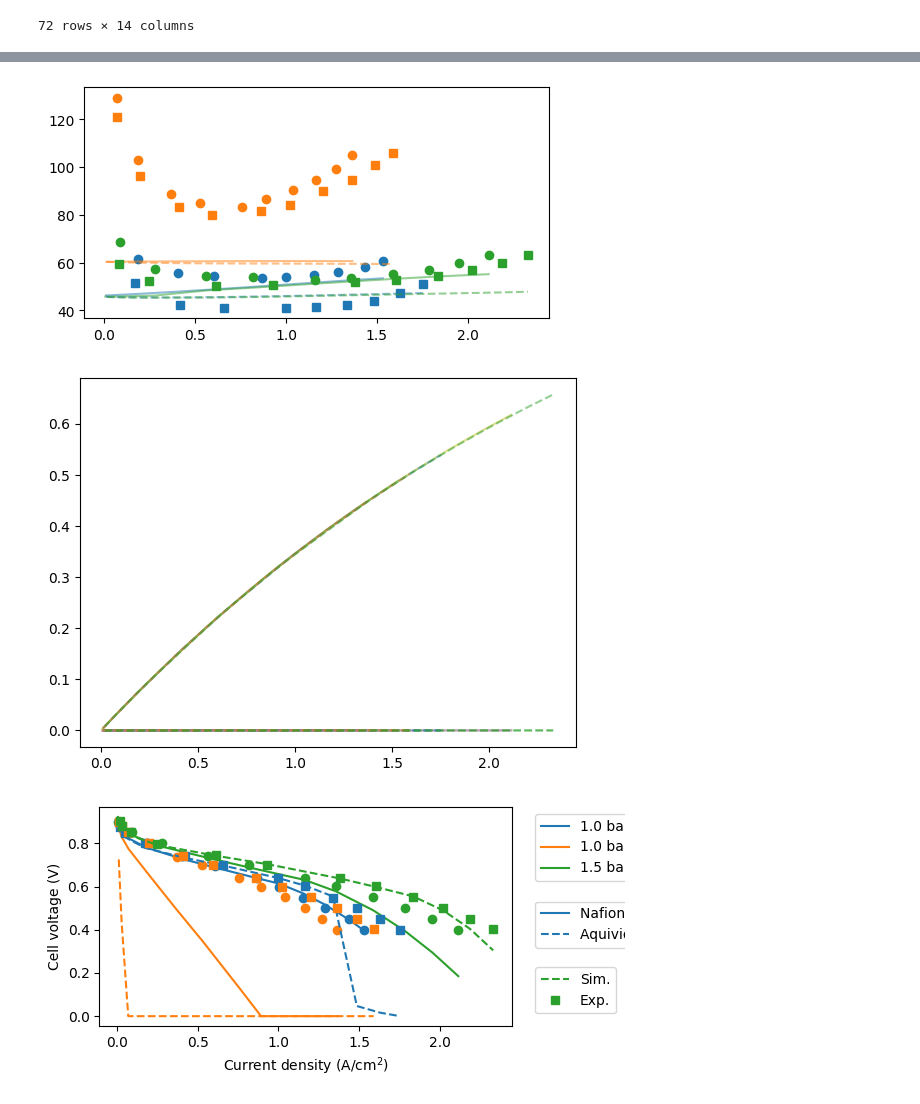
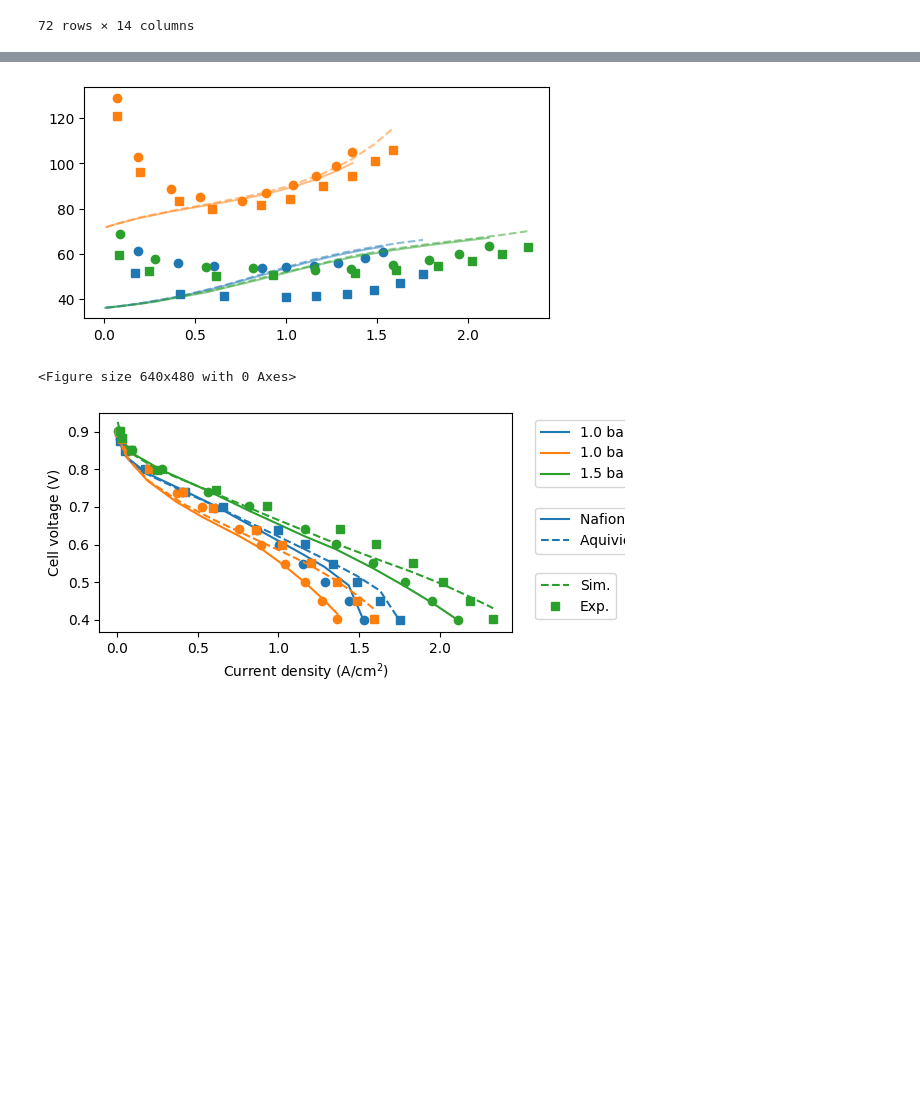
Before and after one commit to affonsop/marapendi, a Jupyter notebook: scripts/estimate_data_garsany2018.ipynb, the cells around one changed output, grey strips where cells are left out. Saved outputs shown, nothing was run; the diff lists cells and outputs as text; code cells hidden in the pictures; blank space fills up the shorter version.

Commit message:
Parameter estimation for MODVAL, preliminary version

```diff
--- a/scripts/estimate_data_garsany2018.ipynb
+++ b/scripts/estimate_data_garsany2018.ipynb
@@ -58,8 +58,7 @@ def compute_ui_curve(cell, case):
 
         cell.calculate_water_transport()
         cell.calculate_reactant_concentration_at_cl()
-        s = fuel_cell.ca.gdl.water_saturation
-        fuel_cell.membrane.water_content = fuel_cell.membrane.water_content * (1-s) + s * 24
+
        # fuel_cell.solve_transport()
         return cell.cell_voltage()
 # %%
@@ -177,6 +176,7 @@ def create_fuel_cell(params, cell):
         catalyst_platinum_weight_percent=0.5,
         absolute_permeability=params['Nafion-cl-K-abs'],
         contact_angle=95.,
+        thermal_conductivity=0.25,
         omega_PtO=0)
 
     GDL3Mca = cb.PorousLayer(
@@ -184,7 +184,7 @@ def create_fuel_cell(params, cell):
         effective_gas_diffusion_ratio=params['3M-Deff-ratio'],
         absolute_permeability=params['Kabs'],
         thermal_conductivity=params['kth-gdl'],
-        porosity=0.6,
+        porosity=0.3,
         contact_angle=120.)
 
     GDL3Man = cb.PorousLayer(
@@ -198,7 +198,8 @@ def create_fuel_cell(params, cell):
     NafionHP = cb.Membrane(
         dry_thickness=20.3e-6,
         conductivity_correction=params['NafionHP-conductivity-correction'],
-        water_balance_model=cb.SimpleMembraneWaterBalanceModelMembraneWaterBalanceModel()
+        conductivity_exp=params['NafionHP-conductivity-exp'],
+        water_balance_model=cb.MembraneWaterBalanceModel(reference_absorption_coefficient=params['Nafion-memb-abs-constant'] if cell=='LSC Nafion' else params['Aquivion-memb-abs-constant'])
     )
     fc = cb.FuelCell(
         electrical_resistance=params['elec-resistance'],
@@ -357,25 +404,28 @@ model.set_unknown_params(
         ('NafionLQ1115-pore-diameter', (1e-9, 200e-9), False, r'$dp_{Nafion}$'),
         ('AquivionD83-06-cl-o2-diff-exp', (0.5, 2), True, r'$\sigma_{Aquivion}$'),
         ('NafionLQ1115-cl-o2-diff-exp', (.5,2), True, r'$\sigma_{Nafion}$'),
-        ('NafionHP-conductivity-correction', (0.5,10), True, '$k_{cond}$'),
-        #('NafionHP-memb-abs-constant', (1e-6,1e-4), False, '$k_{abs}$'),
+        ('NafionHP-conductivity-correction', (0.5,2), True, '$k_{cond}$'),
+        ('NafionHP-conductivity-exp', (1,2), True, '$m_{k}$'),
+        ('Nafion-memb-abs-constant', (1e-6,1e-4), False, '$k_{abs}$'),
+        ('Aquivion-memb-abs-constant', (1e-6,1e-4), False, '$k_{abs,Aq}$'),
         ('NafionLQ1115-o2-diff', (1e-12,10e-10), False, '$D_{O2,Nafion}$'),
         ('AquivionD83-06-o2-diff', (1e-12,10e-10), False, '$D_{O2,Aquivion}$'),
-        ('3M-Deff-ratio', (0.15,0.6), True, '$D_{eff}/D$'),
-        #('i0-c',(1e-5,1e-3), False, '$i0_c$'),
+        ('3M-Deff-ratio', (0.15,0.5), True, '$D_{eff}/D$'),
+        #
+        ('i0-c',(1e-5,1e-3), False, '$i0_c$'),
         #('memb-thickness', (20e-6, 25e-6), True, '$t_m$'),
-        ('elec-resistance', (10e-7,100e-7), True, '$R_{elec}$'),
+        ('elec-resistance', (20e-7,60e-7), True, '$R_{elec}$'),
 
         ('A_ch', (1e-4, 2), False, '$A_{ch}$'),
-        ('B_ch', (1e-4, 2), False, '$B_{ch}$'),
+        ('B_ch', (0.1, 2), False, '$B_{ch}$'),
         #('ionomer-vol-fraction', (0.15,0.4), True, r'$\varepsilon_{ion}$'),
-        ('Kabs', (1e-18,1e-11), False, '$K_{l}$'),
+        ('Kabs', (1e-14,1e-11), False, '$K_{l}$'),
         # ('Aquivion-cl-K-abs', (1e-18,1e-11), False, '$K_{l}$'),
         # ('Nafion-cl-K-abs', (1e-18,1e-11), False, '$K_{l}$'),
         #('wet-saturation', (0.1,0.5), True, '$s_{wet}$'),
-        ('wet-transition', (0.1, 0.4), True, '$alpha_{wet}$'),
+        ('wet-transition', (0., 0.4), True, '$alpha_{wet}$'),
         #('critical-damkholer', (0.8,2), True, '$Da_{w,cr}$'),
-        ('kth-gdl', (0.01,5), True, '$k_{GDL}$'),
+        ('kth-gdl', (0.05,5), True, '$k_{GDL}$'),
         #('R-ch-correction', (0.,1.), True, '$R_{ch}$'),
 
         #('ionomer-vol-fraction', (0.1,.5), True, '$\epsilon_{ion}$'),
@@ -405,4 +455,4 @@ Number of valid samples: 7
 # %%
-sol, p_est = model.estimate(exp_res_list, t=0, print_iterations=True, popsize=10, ftol=1e-5)
+sol, p_est = model.estimate(exp_res_list, t=0, print_iterations=True, popsize=20, ftol=1e-5)
 model.p.update({param: v for param, v in zip(model.p_i_name, p_est)})
 # %% [output]
@@ -469,38 +501,38 @@ for i_cell, cell in enumerate(['LSC Nafion', 'SSC Aquivion']):
     for k, case in enumerate(case_list):
         fuel_cell = create_fuel_cell(model.p, cell)
         U_sim = compute_ui_curve(fuel_cell, case)
         case_exp_data = exp_data.loc[np.logical_and(exp_data.case == case, exp_data.cell_id == cell)]
         U_exp = case_exp_data['U'].values
         res = U_exp - U_sim
         RMSE = np.sqrt(np.dot(res, res) / len(res)) * 1000
 
         l2, = ax1.plot(fuel_cell.current_density/1e4, U_exp, 'C{}'.format(k) + ('s' if i_cell == 1 else 'o'))
         l, = ax1.plot(fuel_cell.current_density/1e4, U_sim, 'C{}-'.format(k) + ('-' if i_cell == 1 else ''), label='{:.0f} mV'.format(RMSE))
         labels.append(l)
         leg_RMSE = ax1.legend(title='RMSE', bbox_to_anchor=(1.5,1), loc='upper left')
 
         ax2.plot(fuel_cell.current_density/1e4, 1e7*fuel_cell.high_frequency_resistance(), 'C{}-'.format(k) + '-' if i_cell == 1 else '', label=case, alpha=0.5 )
         ax2.plot(case_exp_data['i'].values, 1e7*case_exp_data['hfr'].values, 'C{}'.format(k) + ('s' if i_cell == 1 else 'o'))
 
         plt.figure(3)
-        plt.plot(fuel_cell.current_density/1e4, fuel_cell.ca.bi, 'C{}-'.format(k) + '-' if i_cell == 1 else '', label=case, alpha=0.5 )
-        plt.plot(fuel_cell.current_density/1e4, fuel_cell.an.bi, 'C{}-'.format(k) + '-' if i_cell == 1 else '', label=case, alpha=0.5 )
-        plt.plot(fuel_cell.current_density/1e4, fuel_cell.membrane.pe, 'C{}-'.format(k) + '-' if i_cell == 1 else '', label=case, alpha=0.5 )
+        # plt.plot(fuel_cell.current_density/1e4, fuel_cell.ca.bi, 'C{}-'.format(k) + '-' if i_cell == 1 else '', label=case, alpha=0.5 )
+        # plt.plot(fuel_cell.current_density/1e4, fuel_cell.an.bi, 'C{}-'.format(k) + '-' if i_cell == 1 else '', label=case, alpha=0.5 )
+        # plt.plot(fuel_cell.current_density/1e4, fuel_cell.membrane.pe, 'C{}-'.format(k) + '-' if i_cell == 1 else '', label=case, alpha=0.5 )
 
 plt.figure(1)
 leg1 = plt.legend(handles=labels[0:3], labels=['1.0 bar - 50% RH', '1.0 bar - 100% RH', '1.5 bar - 100% RH', ], bbox_to_anchor=(1.04,1), loc='upper left')
 leg2 = plt.legend(handles=(labels[0], labels[3]), labels=['Nafion LSC', 'Aquivion SSC'], bbox_to_anchor=(1.04,0.6), loc='upper left')
 leg3 = plt.legend(handles=(l, l2), labels=['Sim.', 'Exp.'], bbox_to_anchor=(1.04,0.3), loc='upper left')
 ax1.add_artist(leg_RMSE)
 ax1.add_artist(leg1)
 ax1.add_artist(leg2)
 ax1.set_xlabel('Current density (A/cm$^2$)')
 ax1.set_ylabel('Cell voltage (V)')
 fig1.tight_layout()
 fig1.savefig('./test_figure.png', bbox_extra_artists=(leg1,leg_RMSE), bbox_inches='tight')
 # %% [output]
-[figure, old version]
+[figure, new version]
+<Figure size 640x480 with 0 Axes>
-[figure, old version]
+[figure, new version]
-[figure, removed]
 # %%
 for i_cell, cell in enumerate(['LSC Nafion']):
```
Also changed, not shown: parts of 6 cells of this notebook, 5 other files.
